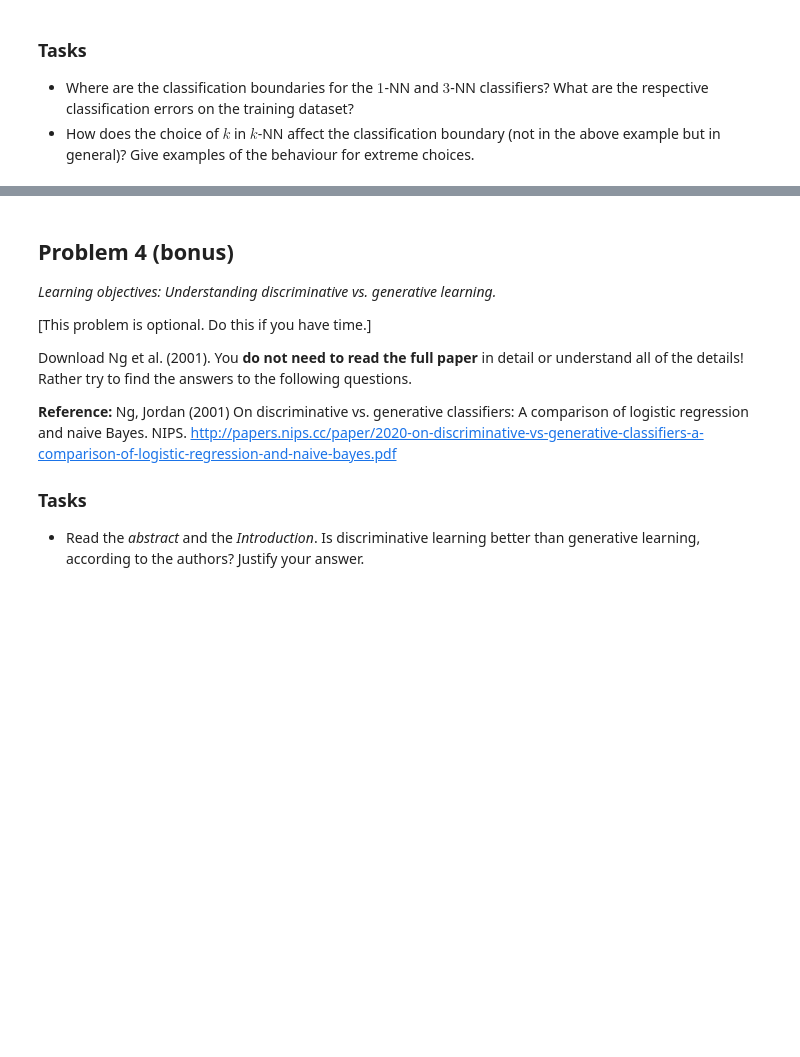
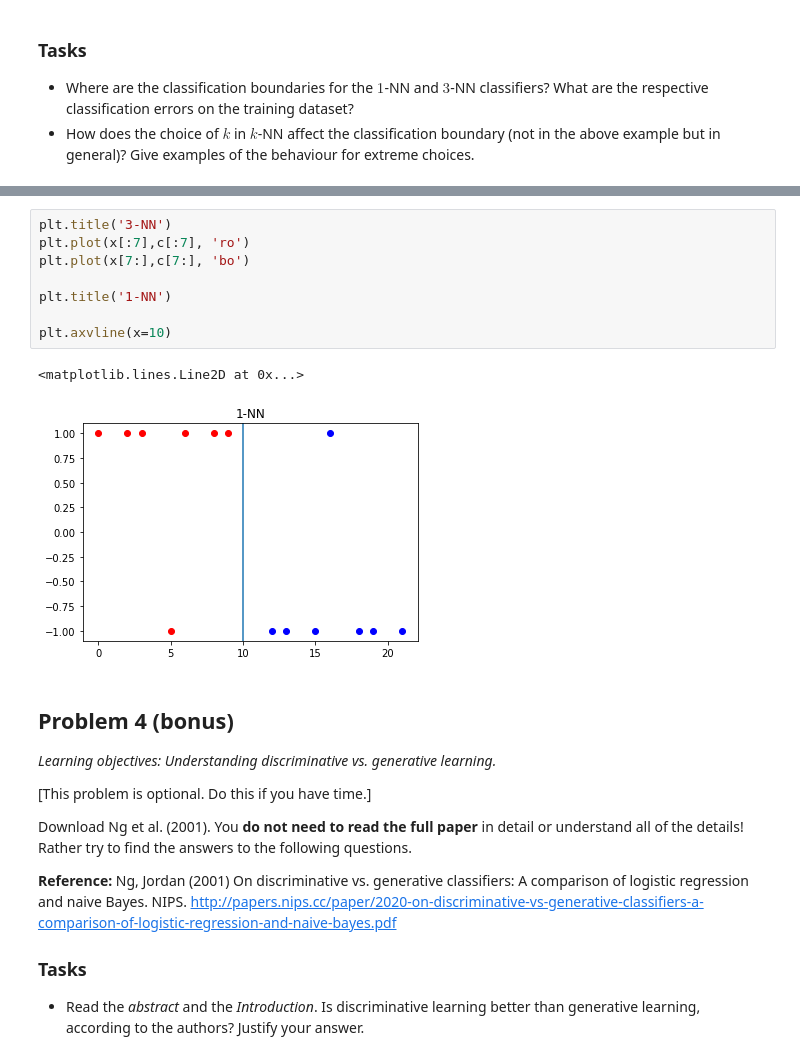
Before and after one commit to MatiasJJ/ATML, a Jupyter notebook: Ex5/Ex5_Matias_Jakub_Madeleine.ipynb, the cells around one changed output, grey strips where cells are left out. Drawn from its saved outputs; the diff is of its cells as text; blank space fills up the shorter version.

```diff
--- a/Ex5/Ex5_Matias_Jakub_Madeleine.ipynb
+++ b/Ex5/Ex5_Matias_Jakub_Madeleine.ipynb
@@ -80,3 +295,14 @@ $$
+# %%
+plt.title('3-NN')
+plt.plot(x[:7],c[:7], 'ro')
+plt.plot(x[7:],c[7:], 'bo')
+
+plt.title('1-NN')
+
+plt.axvline(x=10)
+# %% [output]
+<matplotlib.lines.Line2D at 0x...>
+[figure, added]
 # %% [markdown]
 ## Problem 4 (bonus)
 
```
Also changed, not shown: parts of 16 cells of this notebook.
